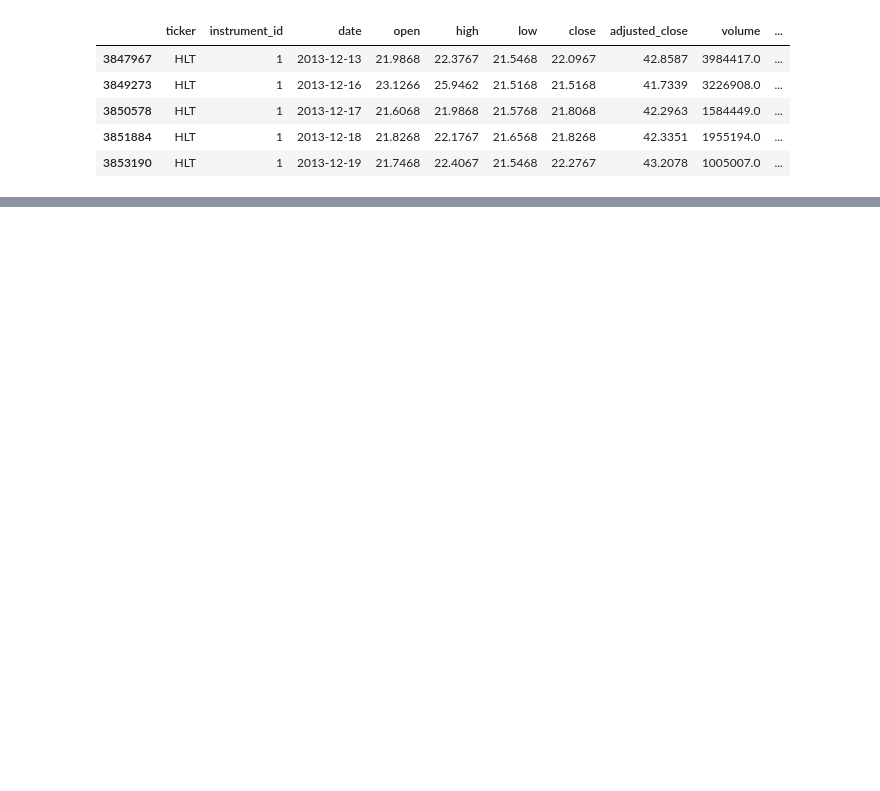
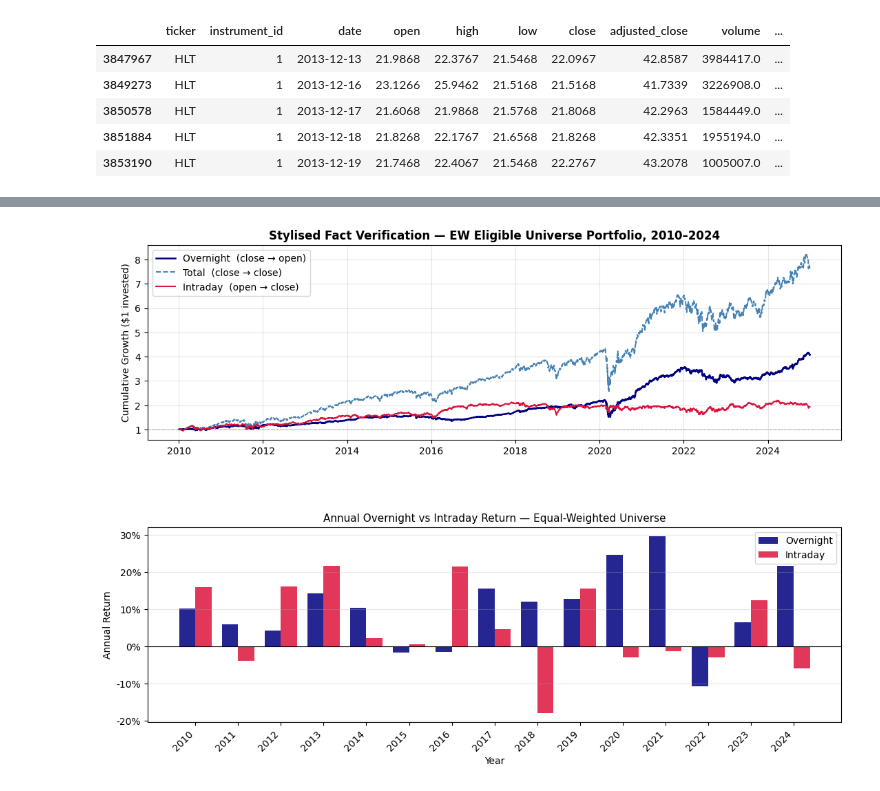
Before and after one commit to hivan04/ml-finance-proj, a Jupyter notebook: notebooks/0_eda.ipynb, the cells around one changed output, grey strips where cells are left out. Cells and saved outputs as stored; diff of their text form; code cells hidden in the pictures; blank space fills up the shorter version.

```diff
--- a/notebooks/0_eda.ipynb
+++ b/notebooks/0_eda.ipynb
@@ -106,0 +442,78 @@ df.head()
+# %%
+
+# ── Sanity check: EW portfolio overnight vs intraday decomposition ─────────────
+os.makedirs('outputs', exist_ok=True)
+
+dev = df[
+    df['in_universe'] &
+    (df['date'] >= '2010-01-01') &
+    (df['date'] <= '2024-12-31')
+].copy()
+
+# Equal-weighted daily portfolio returns
+port = dev.groupby('date')[['r_on', 'r_id', 'r_ctc']].mean().sort_index()
+
+# Compound: cumulative $1 growth
+port['cum_on']  = (1 + port['r_on']).cumprod()
+port['cum_id']  = (1 + port['r_id']).cumprod()
+port['cum_ctc'] = (1 + port['r_ctc']).cumprod()
+
+# Annual totals
+annual = port.groupby(port.index.year).apply(
+    lambda g: pd.Series({
+        'overnight': (1 + g['r_on']).prod() - 1,
+        'intraday':  (1 + g['r_id']).prod() - 1,
+    })
+)
+
+# ── Plot ──────────────────────────────────────────────────────────────────────
+fig, (ax1, ax2) = plt.subplots(2, 1, figsize=(13, 9), gridspec_kw={'hspace': 0.45})
+
+# Panel 1 — cumulative growth
+ax1.plot(port.index, port['cum_on'],  color='navy',      lw=1.8, label='Overnight  (close → open)')
+ax1.plot(port.index, port['cum_ctc'], color='steelblue', lw=1.4, ls='--', label='Total  (close → close)')
+ax1.plot(port.index, port['cum_id'],  color='crimson',   lw=1.4, label='Intraday  (open → close)')
+ax1.axhline(1, color='black', lw=0.5, ls=':')
+ax1.set_title('Stylised Fact Verification — EW Eligible Universe Portfolio, 2010–2024',
+              fontsize=12, fontweight='bold')
+ax1.set_ylabel('Cumulative Growth ($1 invested)')
+ax1.legend(fontsize=10)
+ax1.grid(True, alpha=0.3)
+
+# Panel 2 — annual bars
+x = annual.index.to_numpy()
+w = 0.38
+ax2.bar(x - w/2, annual['overnight'], width=w, color='navy',    alpha=0.85, label='Overnight')
+ax2.bar(x + w/2, annual['intraday'],  width=w, color='crimson', alpha=0.85, label='Intraday')
+ax2.axhline(0, color='black', lw=0.8)
+ax2.set_title('Annual Overnight vs Intraday Return — Equal-Weighted Universe', fontsize=11)
+ax2.set_ylabel('Annual Return')
+ax2.set_xlabel('Year')
+ax2.legend(fontsize=10)
+ax2.set_xticks(x)
+ax2.set_xticklabels(x, rotation=45, ha='right')
+ax2.yaxis.set_major_formatter(plt.FuncFormatter(lambda v, _: f'{v:.0%}'))
+ax2.grid(True, alpha=0.3, axis='y')
+
+plt.savefig('outputs/sanity_check_c2o.png', dpi=150, bbox_inches='tight')
+plt.show()
+print("Figure saved → outputs/sanity_check_c2o.png")
+print()
+
+# Numerical summary
+n_days = len(port)
+ann_on  = (1 + port['r_on']).prod() ** (252 / n_days) - 1
+ann_id  = (1 + port['r_id']).prod() ** (252 / n_days) - 1
+ann_ctc = (1 + port['r_ctc']).prod() ** (252 / n_days) - 1
+vol_on  = port['r_on'].std() * np.sqrt(252)
+vol_id  = port['r_id'].std() * np.sqrt(252)
+
+print("Annualised statistics — full period 2010–2024:")
+print(f"  Overnight : ann. return = {ann_on:+.2%},  vol = {vol_on:.2%},  Sharpe ≈ {ann_on/vol_on:.2f}")
+print(f"  Intraday  : ann. return = {ann_id:+.2%},  vol = {vol_id:.2%},  Sharpe ≈ {ann_id/vol_id:.2f}")
+print(f"  Total C2C : ann. return = {ann_ctc:+.2%}")
+print()
+print("Expected: overnight Sharpe > 0; intraday return ≈ 0 or negative.")
+print("If overnight dominates, Section 1.1 stylised fact is confirmed on our panel.")
+# %% [output]
+[figure, added]
```
Also changed, not shown: parts of 15 cells of this notebook, 2 other files.
